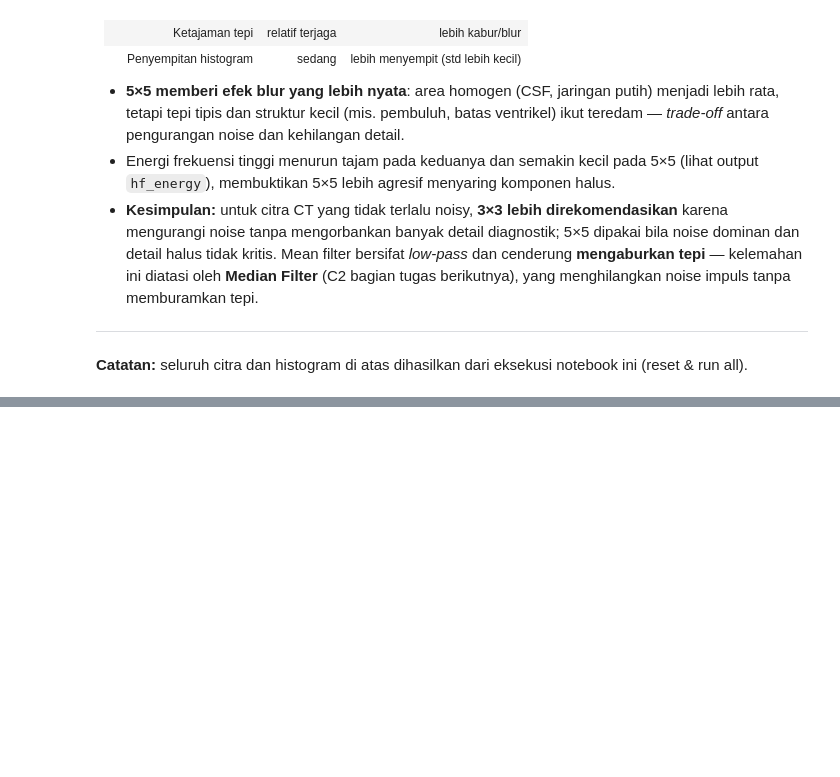
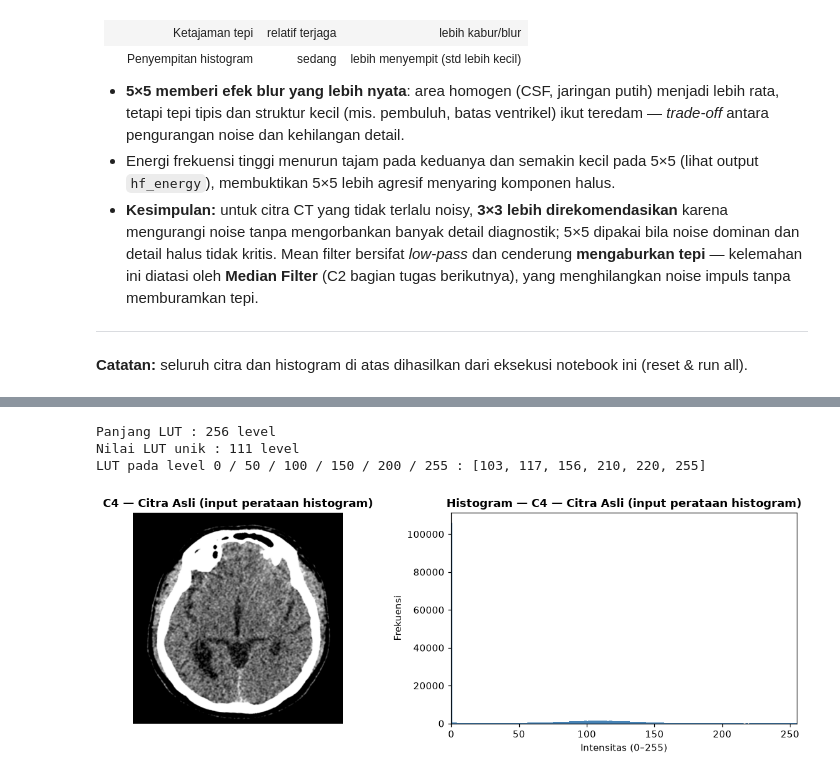
Before and after one commit to iaanne/citra-input-ref-kelompok4, a Jupyter notebook: notebook.ipynb, the cells around one changed output, grey strips where cells are left out. Cells and saved outputs as stored; diff of their text form; code cells hidden in the pictures; blank space fills up the shorter version.

```diff
--- a/notebook.ipynb
+++ b/notebook.ipynb
@@ -237,0 +439,27 @@ plt.show()
+# %%
+def compute_cdf(image):
+    """CDF ternormalisasi dari citra grayscale uint8 (256 level)."""
+    h = np.bincount(image.ravel(), minlength=BINS).astype(np.float64)
+    return (h / h.sum()).cumsum()
+
+
+cdf_asli = compute_cdf(img)
+lut_equalization = np.clip(np.rint(cdf_asli * (BINS - 1)), 0, 255).astype(np.uint8)
+
+# Terapkan LUT: setiap piksel f(r) -> lut_equalization[r]
+equalized = lut_equalization[img]
+
+h_equalized = hist_values(equalized)
+print("Panjang LUT :", lut_equalization.shape[0], "level")
+print("Nilai LUT unik :", len(np.unique(lut_equalization)), "level")
+print("LUT pada level 0 / 50 / 100 / 150 / 200 / 255 :",
+      [int(lut_equalization[r]) for r in (0, 50, 100, 150, 200, 255)])
+# %% [output]
+Panjang LUT : 256 level
+Nilai LUT unik : 111 level
+LUT pada level 0 / 50 / 100 / 150 / 200 / 255 : [103, 117, 156, 210, 220, 255]
+# %%
+# Citra asli + histogram asli, sebagai input perataan histogram.
+show_image_hist(img, "C4 — Citra Asli (input perataan histogram)")
+# %% [output]
+[figure, added]
```
Also changed, not shown: parts of 19 cells of this notebook.
